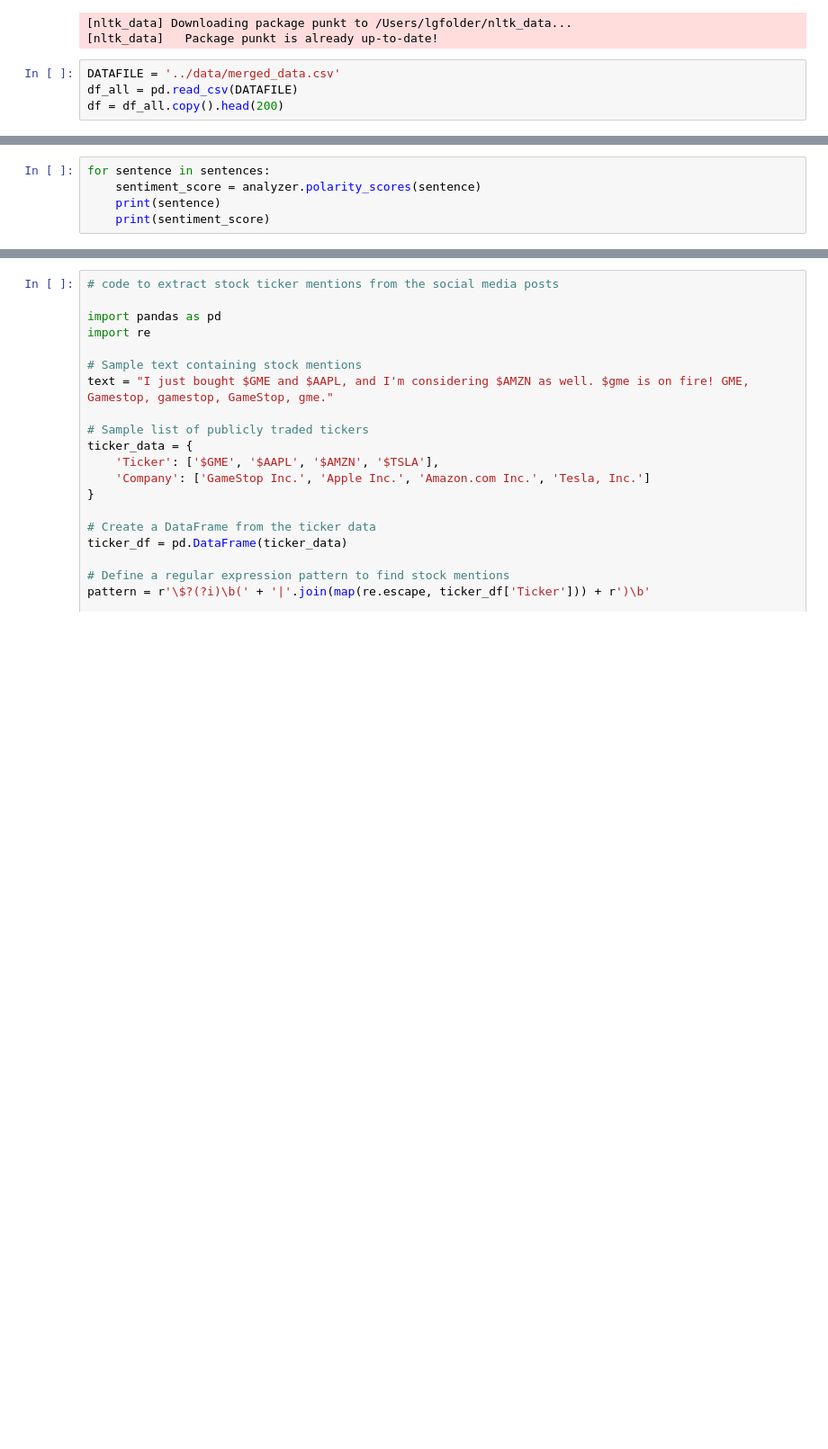
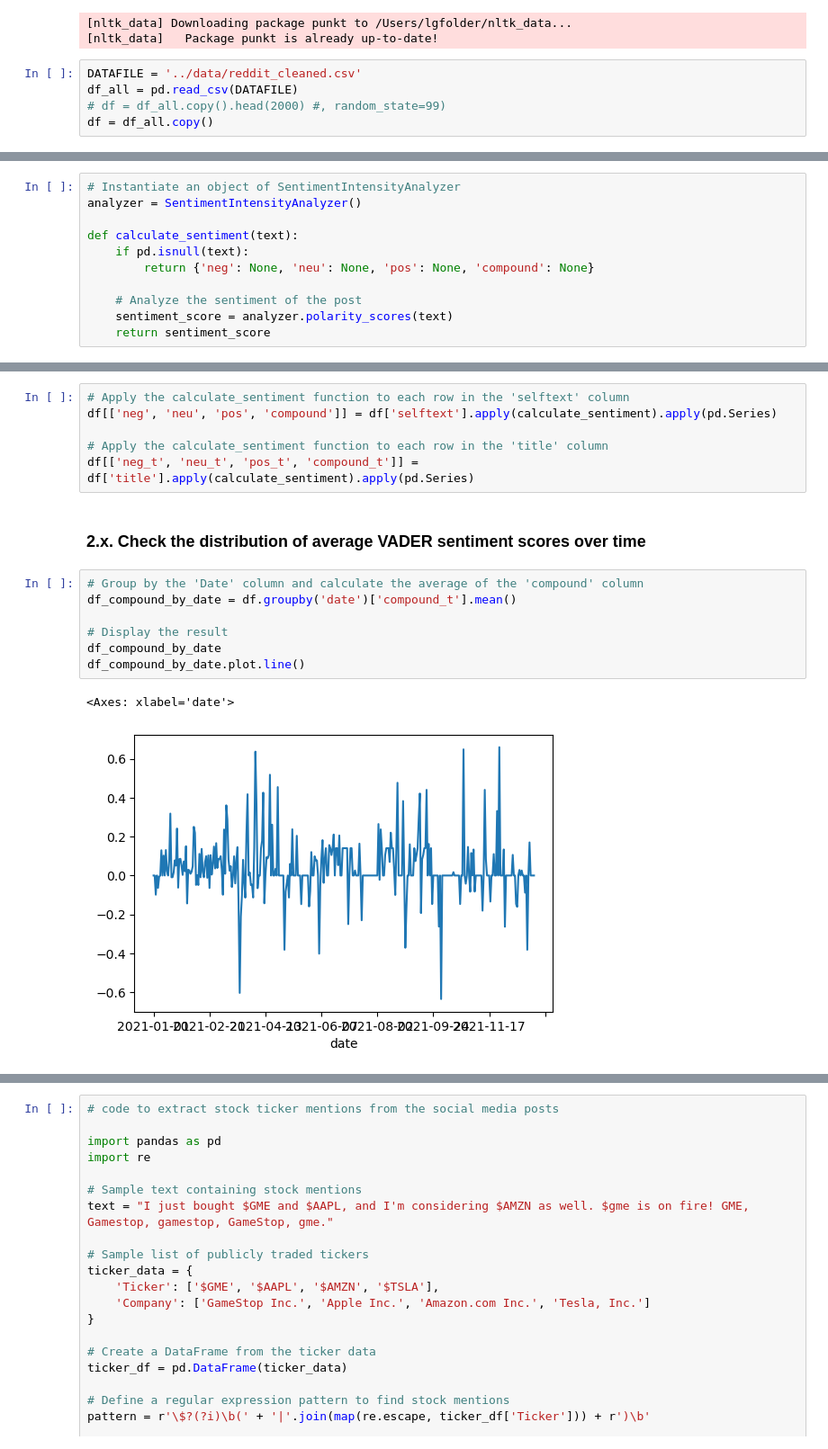
Before and after one commit to lusavkaedu/wallstreetbets, a Jupyter notebook: notebooks/VADER experiment.ipynb, the cells around one changed output, grey strips where cells are left out. Shown at 90% size. Cells and saved outputs as stored; diff of their text form; blank space fills up the shorter version.

```diff
--- a/notebooks/VADER experiment.ipynb
+++ b/notebooks/VADER experiment.ipynb
@@ -21,6 +23,7 @@ from nltk.tokenize import sent_tokenize
 [nltk_data] Downloading package punkt to /Users/lgfolder/nltk_data...
 [nltk_data]   Package punkt is already up-to-date!
 # %%
-DATAFILE = '../data/merged_data.csv'
+DATAFILE = '../data/reddit_cleaned.csv'
 df_all = pd.read_csv(DATAFILE)
-df = df_all.copy().head(200)
+# df = df_all.copy().head(2000) #, random_state=99)
+df = df_all.copy()
@@ -47,5 +29,0 @@ print(overall_sentiment_score)
-# %%
-for sentence in sentences:
-    sentiment_score = analyzer.polarity_scores(sentence)
-    print(sentence)
-    print(sentiment_score)
@@ -113,0 +83,11 @@ if __name__ == "__main__" :
+# %%
+# Instantiate an object of SentimentIntensityAnalyzer
+analyzer = SentimentIntensityAnalyzer()
+
+def calculate_sentiment(text):
+    if pd.isnull(text):
+        return {'neg': None, 'neu': None, 'pos': None, 'compound': None}
+
+    # Analyze the sentiment of the post
+    sentiment_score = analyzer.polarity_scores(text)
+    return sentiment_score
@@ -113,0 +106,18 @@ if __name__ == "__main__" :
+# %%
+# Apply the calculate_sentiment function to each row in the 'selftext' column
+df[['neg', 'neu', 'pos', 'compound']] = df['selftext'].apply(calculate_sentiment).apply(pd.Series)
+
+# Apply the calculate_sentiment function to each row in the 'title' column
+df[['neg_t', 'neu_t', 'pos_t', 'compound_t']] = df['title'].apply(calculate_sentiment).apply(pd.Series)
+# %% [markdown]
+### 2.x. Check the distribution of average VADER sentiment scores over time
+# %%
+# Group by the 'Date' column and calculate the average of the 'compound' column
+df_compound_by_date = df.groupby('date')['compound_t'].mean()
+
+# Display the result
+df_compound_by_date
+df_compound_by_date.plot.line()
+# %% [output]
+<Axes: xlabel='date'>
+[figure, added]
```
Also changed, not shown: parts of 35 cells of this notebook, 1 other file.
